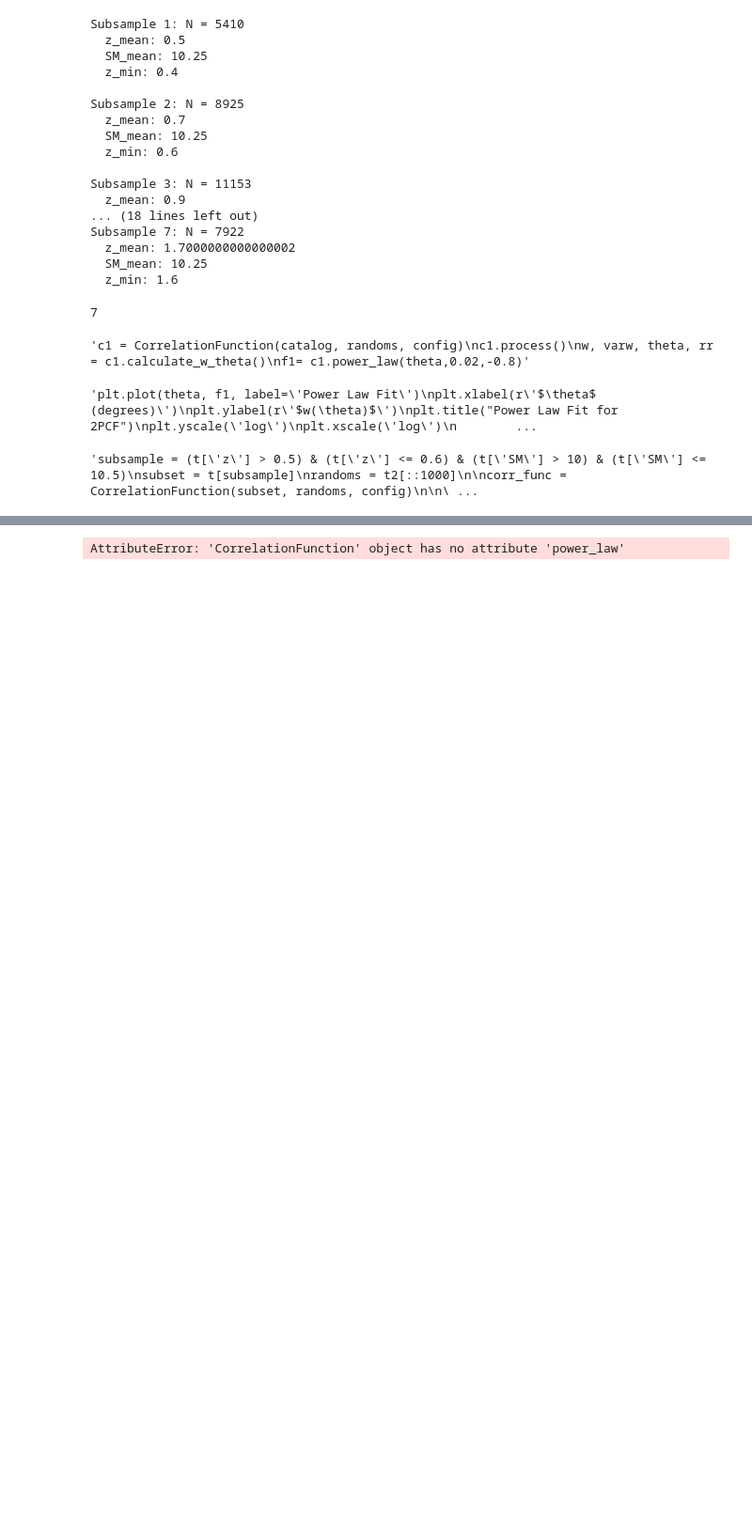
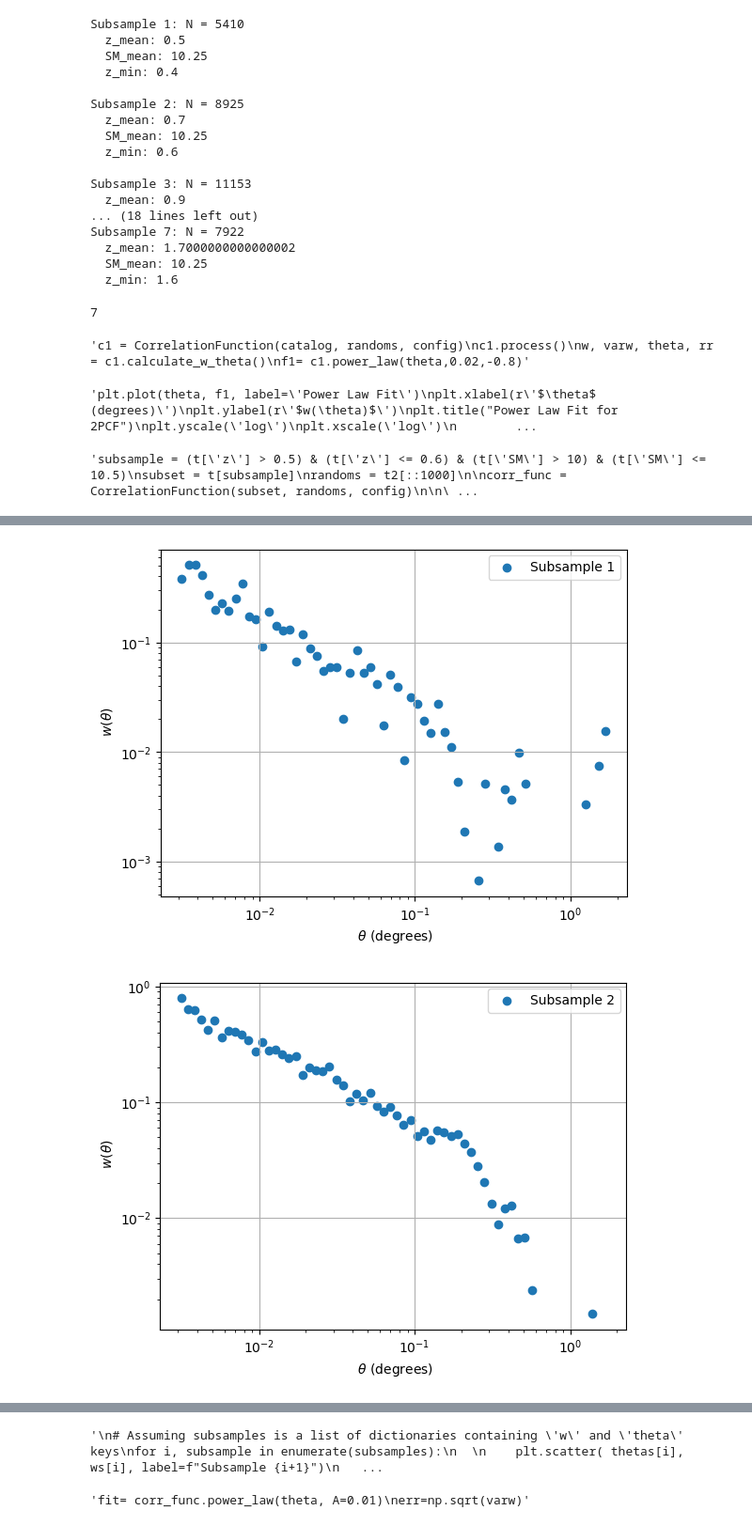
Before and after one commit to OtiliaIrina/Master_Thesis, a Jupyter notebook: class.ipynb, the cells around one changed output, grey strips where cells are left out. Shown at 94% size. Saved outputs shown, nothing was run; the diff lists cells and outputs as text; code cells hidden in the pictures; blank space fills up the shorter version.

```diff
--- a/class.ipynb
+++ b/class.ipynb
@@ -404,0 +363,6 @@ for i, catalog in enumerate(catalogs):
+# %%
+
+for i, subsample in enumerate(subsamples):
+    N = len(catalogs[i])
+    print(f"Subsample {i+1}: N = {N}")
+    print(f"  theta: {subsample.info['theta']}")
@@ -404,0 +387,20 @@ for i, catalog in enumerate(catalogs):
+# %%
+ws= []
+varws= []
+thetas= []
+results= []
+# Process and calculate w(theta) for each subsample
+for i, corr_func in enumerate(corr_funcs):
+    w, varw, theta, rr = corr_func.calculate_w_theta()
+    ws.append(w)
+    varws.append(varw)
+    thetas.append(theta)
+
+    # Create a dictionary for this iteration
+    iteration_results = {
+            "w": w,
+            "varw": varw,
+            "theta": theta}
+
+        # Append the iteration results to the main list
+    results.append(iteration_results)
@@ -404,0 +427,14 @@ for i, catalog in enumerate(catalogs):
+# %%
+for i, subsample in enumerate(subsamples):
+    plt.scatter( subsample.info['theta'], subsample.info['w'], label=f"Subsample {i+1}")
+    plt.xlabel(r' $ \theta$ (degrees)')  #correlation function w
+    plt.ylabel(r' $w(\theta)$') # angular separation theta
+    plt.legend()
+    plt.yscale('log')
+    plt.xscale('log')
+    plt.grid(True)
+
+    plt.show()
+# %% [output]
+[figure, added]
+[figure, added]
@@ -405,5 +446,22 @@ for i, catalog in enumerate(catalogs):
+# %%
+"""
+# Assuming subsamples is a list of dictionaries containing 'w' and 'theta' keys
+for i, subsample in enumerate(subsamples):
+
+    plt.scatter( thetas[i], ws[i], label=f"Subsample {i+1}")
+    plt.xlabel(r' $ \theta$ (degrees)')  #correlation function w
+    plt.ylabel(r' $w(\theta)$') # angular separation theta
+    plt.legend()
+    plt.yscale('log')
+    plt.xscale('log')
+    plt.grid(True)
+
+    plt.show()
+    """
+# %% [output]
+'\n# Assuming subsamples is a list of dictionaries containing \'w\' and \'theta\' keys\nfor i, subsample in enumerate(subsamples):\n  \n    plt.scatter( thetas[i], ws[i], label=f"Subsample {i+1}")\n   ...
 # %%
-fit= corr_func.power_law(theta, A=0.01)
-err=np.sqrt(varw)
+"""fit= corr_func.power_law(theta, A=0.01)
+err=np.sqrt(varw)"""
 # %% [output]
-AttributeError: 'CorrelationFunction' object has no attribute 'power_law'
+'fit= corr_func.power_law(theta, A=0.01)\nerr=np.sqrt(varw)'
```
Also changed, not shown: parts of 42 cells of this notebook, 6 other files.
